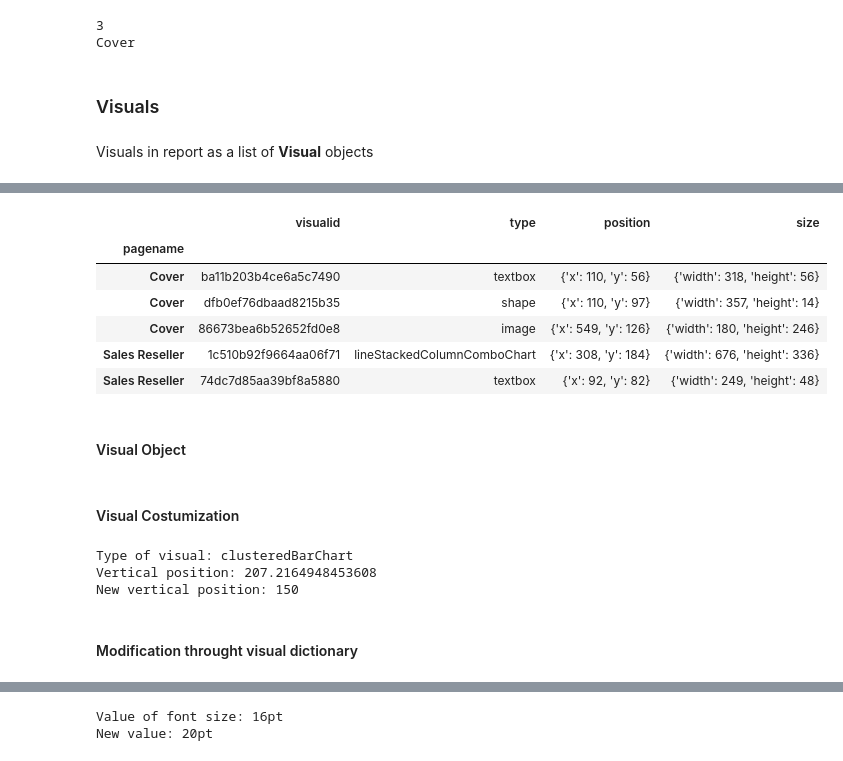
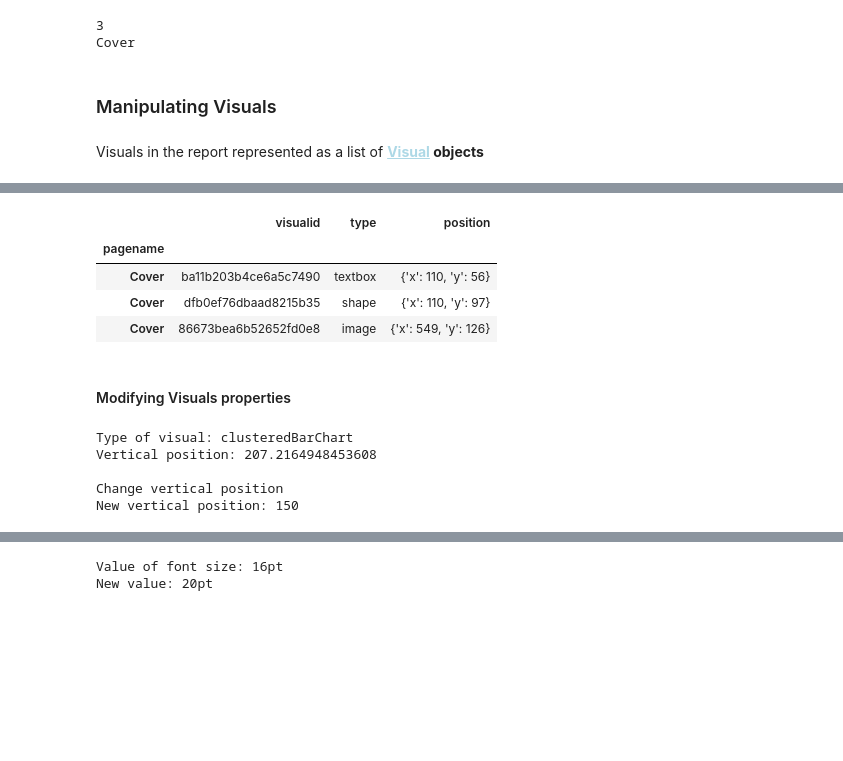
Before and after one commit to IsmaelMiranda11/py-powerbi-report, a Jupyter notebook: docs/source/userguide.ipynb, the cells around one changed output, grey strips where cells are left out. Cells and saved outputs as stored; diff of their text form; code cells hidden in the pictures; blank space fills up the shorter version.

```diff
--- a/docs/source/userguide.ipynb
+++ b/docs/source/userguide.ipynb
@@ -10,6 +12,6 @@ import pypbireport as ppr
 # %%
 # Define the path for your report
-pbix_path = r'C:\Users\ismae\OneDrive\Projetos\py-powerbi-layout\Sample Report.pbix'
+pbix_path = '../../example/Sample Report.pbix'
 
 # Instantiate a PBIReport object
 report = ppr.PBIReport(pbix_path=pbix_path)
@@ -40,9 +42,9 @@ print(foo.get('sections')[0].get('displayName'))
 3
 Cover
 # %% [markdown]
-### Visuals
+### Manipulating Visuals
-# %% [markdown]
-Visuals in report as a list of **Visual** objects
+# %% [markdown]
+Visuals in the report represented as a list of <b><a style="color:lightblue" href="https://py-powerbi-report.readthedocs.io/en/latest/reference.html#pypbireport.pbi.pbivisual.Visual">Visual</a> objects
 # %%
 # Visuals of the report
 report.visuals
@@ -82,22 +84,18 @@ report.pages_visuals
   Column( id: 1aaebe320ae9e89ac467 | page: Sales Geography | hor,ver: (637,308) | h,w: (243, 571) | type: columnChart ),
   Card( id: 1a35ebc8b0a047328cc4 | page: Sales Geography | hor,ver: (201,66) | h,w: (61, 147) | type: card )]}
 # %%
-# You can visualize the resume of visuals as a pandas dataframe
-report.resume_report_visuals()[['visualid', 'type', 'position', 'size']].head(5)
+# You can visualize a summary of visuals as a Pandas DataFrame
+report.resume_report_visuals()[['visualid', 'type', 'position', 'size']].head(3).iloc[:,:3]
 # %% [output]
-|  | visualid | type | position | size |
-| pagename |  |  |  |  |
-| Cover | ba11b203b4ce6a5c7490 | textbox | {'x': 110, 'y': 56} | {'width': 318, 'height': 56} |
-| Cover | dfb0ef76dbaad8215b35 | shape | {'x': 110, 'y': 97} | {'width': 357, 'height': 14} |
-| Cover | 86673bea6b52652fd0e8 | image | {'x': 549, 'y': 126} | {'width': 180, 'height': 246} |
-| Sales Reseller | 1c510b92f9664aa06f71 | lineStackedColumnComboChart | {'x': 308, 'y': 184} | {'width': 676, 'height': 336} |
-| Sales Reseller | 74dc7d85aa39bf8a5880 | textbox | {'x': 92, 'y': 82} | {'width': 249, 'height': 48} |
+|  | visualid | type | position |
+| pagename |  |  |  |
+| Cover | ba11b203b4ce6a5c7490 | textbox | {'x': 110, 'y': 56} |
+| Cover | dfb0ef76dbaad8215b35 | shape | {'x': 110, 'y': 97} |
+| Cover | 86673bea6b52652fd0e8 | image | {'x': 549, 'y': 126} |
-# %% [markdown]
-#### Visual Object
-# %% [markdown]
-#### Visual Costumization
+# %% [markdown]
+#### Modifying Visuals properties
 # %%
-# Visual objects have their attributes and they can be modified
+# Visual objects have attributes that can be modified
 
 # An example
 visual = report.visuals[9]
@@ -105,11 +103,12 @@ print(f'Type of visual: {visual.visual_type}')
 # Get information from visual
 print(f'Vertical position: {visual.vertical}')
 # Modify the vertical positon of visual and check
+print(f'\nChange vertical position')
 visual.vertical = 150
 print(f'New vertical position: {visual.vertical}')
 # %% [output]
 Type of visual: clusteredBarChart
 Vertical position: 207.2164948453608
+
+Change vertical position
 New vertical position: 150
-# %% [markdown]
-#### Modification throught visual dictionary
```
Also changed, not shown: parts of 71 cells of this notebook, 9 other files.
